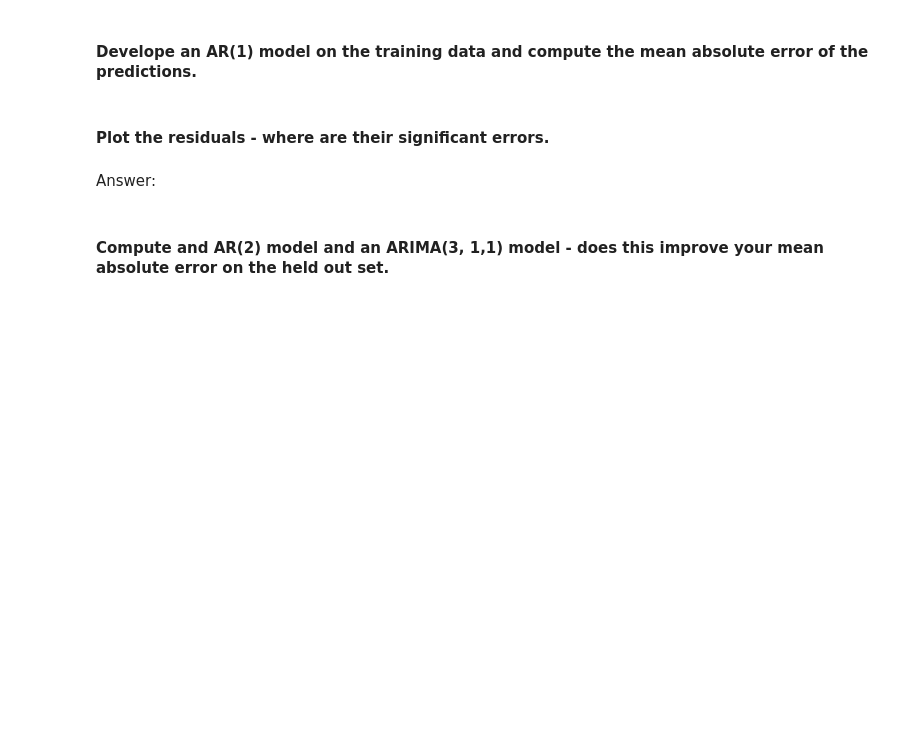
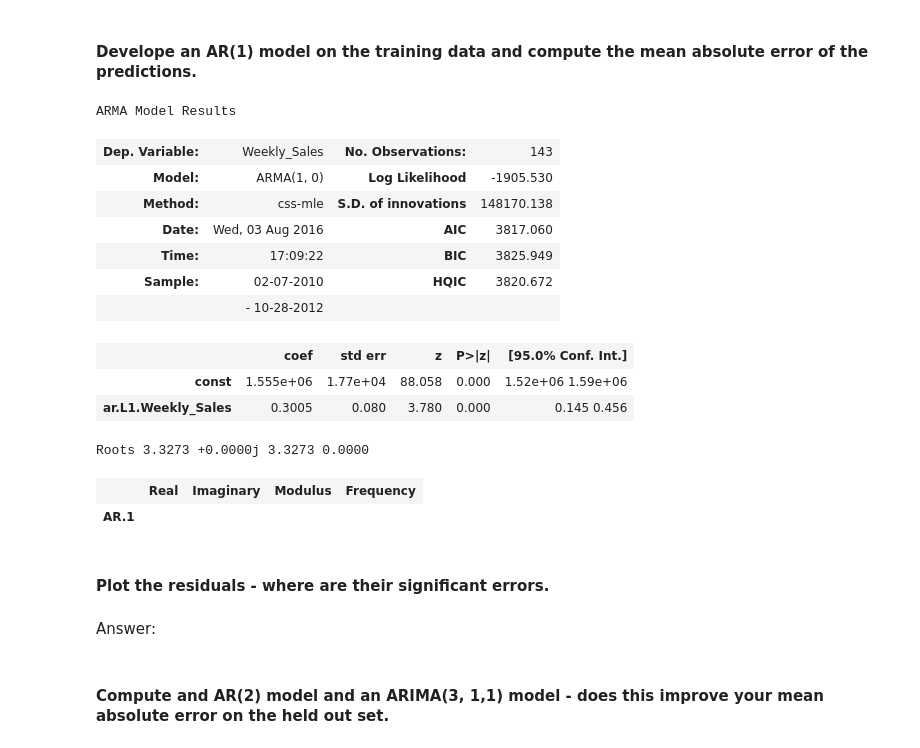
Before and after one commit to faryar88/DS-SF-24, a Jupyter notebook: Code/Lecture15-Practice-Code.ipynb, the cells around one changed output. Saved outputs shown, nothing was run; the diff lists cells and outputs as text; code cells hidden in the pictures; blank space fills up the shorter version.

```diff
--- a/Code/Lecture15-Practice-Code.ipynb
+++ b/Code/Lecture15-Practice-Code.ipynb
@@ -78,5 +89,26 @@ Answer:
 # %% [markdown]
 #### Develope an AR(1) model on the training data and compute the mean absolute error of the predictions.
+# %%
+from statsmodels.tsa.arima_model import ARMA
+
+store1_sales = store1_sales[['Weekly_Sales']].astype(float)
+model = ARMA(store1_sales, (1, 0)).fit()
+model.summary()
+# %% [output]
+ARMA Model Results
+| Dep. Variable: | Weekly_Sales | No. Observations: | 143 |
+| Model: | ARMA(1, 0) | Log Likelihood | -1905.530 |
+| Method: | css-mle | S.D. of innovations | 148170.138 |
+| Date: | Wed, 03 Aug 2016 | AIC | 3817.060 |
+| Time: | 17:09:22 | BIC | 3825.949 |
+| Sample: | 02-07-2010 | HQIC | 3820.672 |
+|  | - 10-28-2012 |  |  |
+|  | coef | std err | z | P>|z| | [95.0% Conf. Int.] |
+| const | 1.555e+06 | 1.77e+04 | 88.058 | 0.000 | 1.52e+06 1.59e+06 |
+| ar.L1.Weekly_Sales | 0.3005 | 0.080 | 3.780 | 0.000 | 0.145 0.456 |
+Roots 3.3273 +0.0000j 3.3273 0.0000
+|  | Real | Imaginary | Modulus | Frequency |
+| AR.1 |
 # %% [markdown]
 #### Plot the residuals - where are their significant errors.
 # %% [markdown]
```
Also changed, not shown: parts of 4 cells of this notebook.
